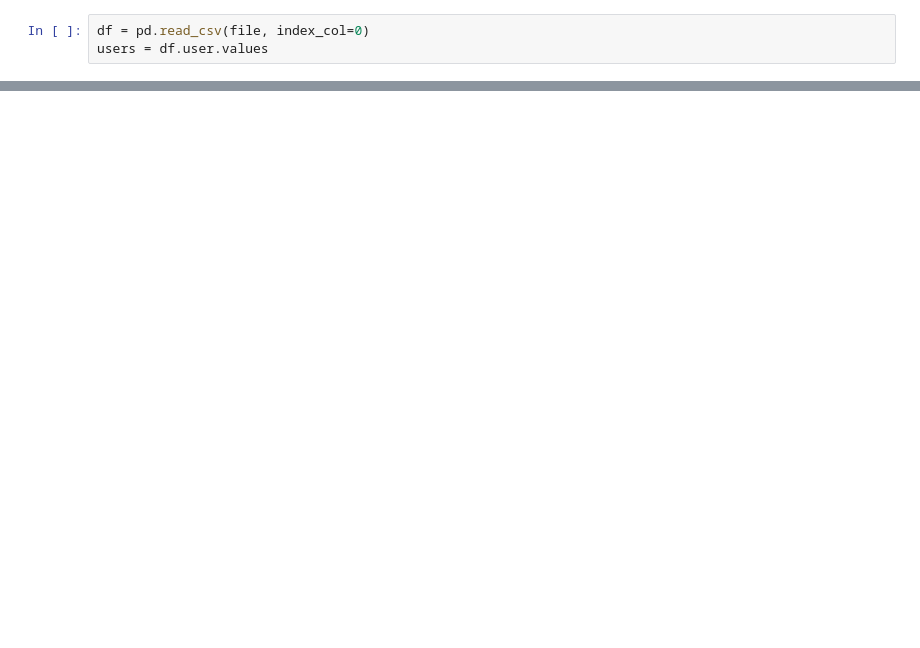
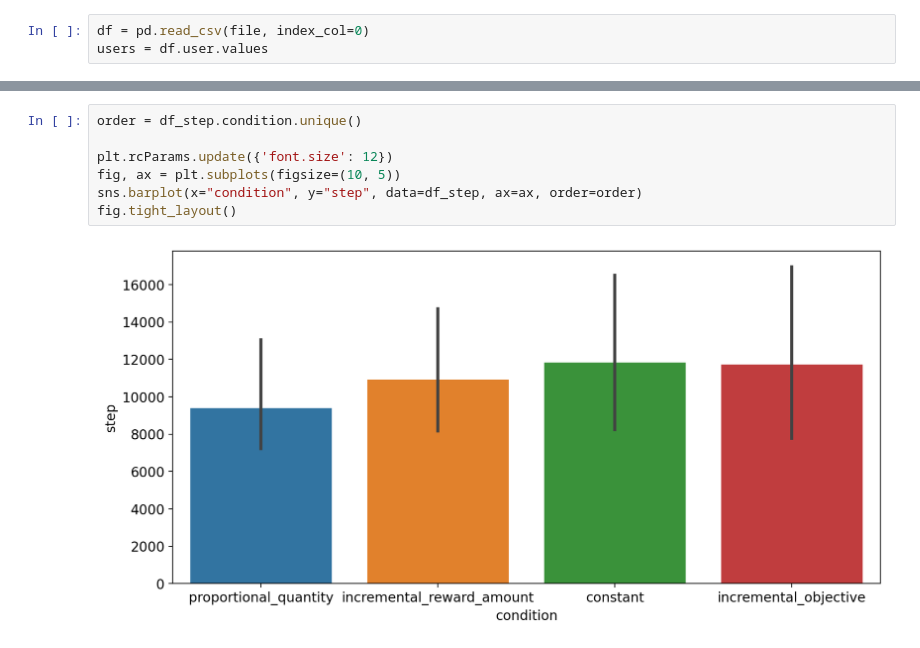
Before and after one commit to AurelienNioche/MAppServer, a Jupyter notebook: data_analysis/data_analysis__condition.ipynb, the cells around one changed output, grey strips where cells are left out. Drawn from its saved outputs; the diff is of its cells as text; blank space fills up the shorter version.

```diff
--- a/data_analysis/data_analysis__condition.ipynb
+++ b/data_analysis/data_analysis__condition.ipynb
@@ -185,0 +95,9 @@ Considering the file `/Users/aureliennioche/Documents/PythonProjects/MAppServer/
+# %%
+order = df_step.condition.unique()
+
+plt.rcParams.update({'font.size': 12})
+fig, ax = plt.subplots(figsize=(10, 5))
+sns.barplot(x="condition", y="step", data=df_step, ax=ax, order=order)
+fig.tight_layout()
+# %% [output]
+[figure, added]
```
Also changed, not shown: parts of 7 cells of this notebook, 1 other file.
